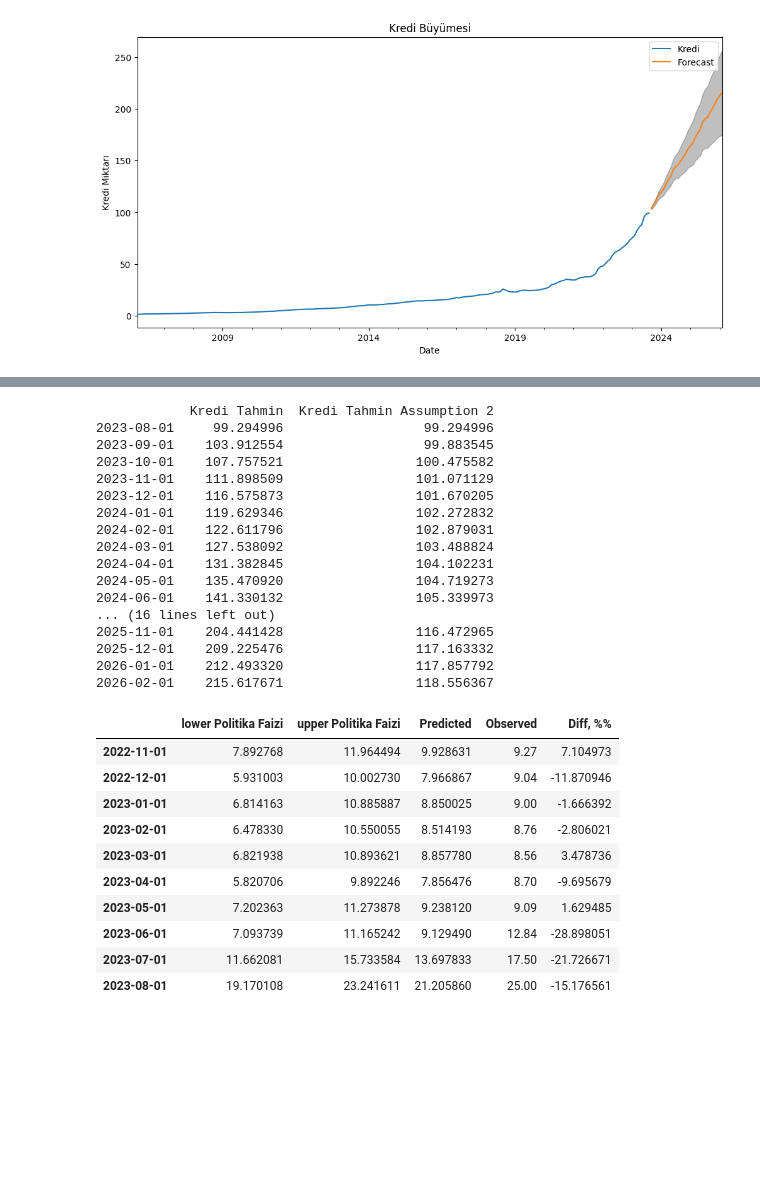
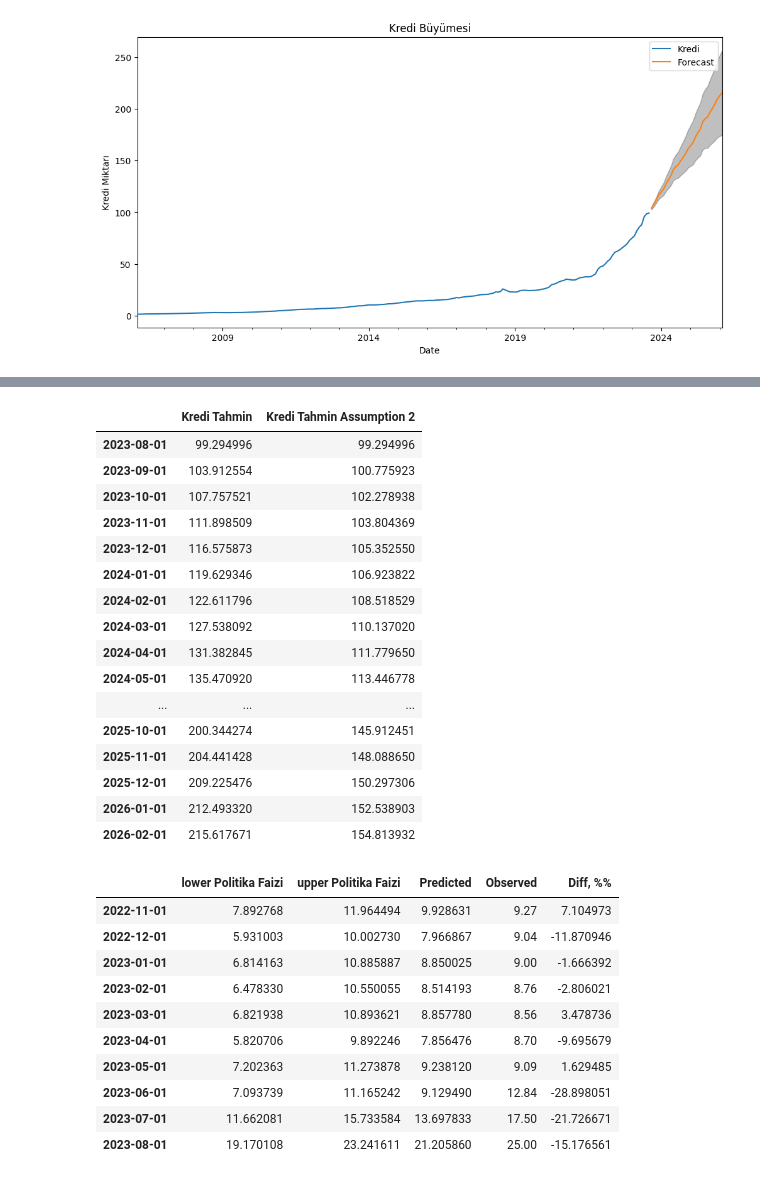
Before and after one commit to kaboya19/InflationForecast, a Jupyter notebook: InflationForecast.ipynb, the cells around one changed output, grey strips where cells are left out. Drawn from its saved outputs; the diff is of its cells as text; code cells hidden in the pictures; blank space fills up the shorter version.

```diff
--- a/InflationForecast.ipynb
+++ b/InflationForecast.ipynb
@@ -778,36 +831,33 @@ plt.show()
 # %%
-import random
-pred_ci['Mean'] = (pred_ci["lower Kredi"] + pred_ci["upper Kredi"])/2
-kreditahmin=pred_ci["Mean"]
-kreditahmin=pd.concat([df3["Kredi"].tail(1),kreditahmin])
-kreditahmin=pd.DataFrame(kreditahmin)
-kreditahmin.columns=["Kredi Tahmin"]
+z=float(input('Kredi Hacmi Aylık En Fazla % Kaç Artacağını Girin: '))
 def krediassumption(z):
 
    drop_percentage = random.uniform(1.005, 1+(z/100))
    drop_percentage1=random.uniform(0.005, 0.01)
    kreditahmin["Kredi Tahmin Assumption 2"]=kreditahmin["Kredi Tahmin"]
    for i in range(0, len(kreditahmin)-1):
 
       kreditahmin["Kredi Tahmin Assumption 2"][i+1]=kreditahmin["Kredi Tahmin Assumption 2"][i]*drop_percentage
+   return kreditahmin
+krediassumption(z)
 # %% [output]
-            Kredi Tahmin  Kredi Tahmin Assumption 2
-2023-08-01     99.294996                  99.294996
-2023-09-01    103.912554                  99.883545
-2023-10-01    107.757521                 100.475582
-2023-11-01    111.898509                 101.071129
-2023-12-01    116.575873                 101.670205
-2024-01-01    119.629346                 102.272832
-2024-02-01    122.611796                 102.879031
-2024-03-01    127.538092                 103.488824
-2024-04-01    131.382845                 104.102231
-2024-05-01    135.470920                 104.719273
-2024-06-01    141.330132                 105.339973
-... (16 lines left out)
-2025-11-01    204.441428                 116.472965
-2025-12-01    209.225476                 117.163332
-2026-01-01    212.493320                 117.857792
-2026-02-01    215.617671                 118.556367
+|  | Kredi Tahmin | Kredi Tahmin Assumption 2 |
+| 2023-08-01 | 99.294996 | 99.294996 |
+| 2023-09-01 | 103.912554 | 100.775923 |
+| 2023-10-01 | 107.757521 | 102.278938 |
+| 2023-11-01 | 111.898509 | 103.804369 |
+| 2023-12-01 | 116.575873 | 105.352550 |
+| 2024-01-01 | 119.629346 | 106.923822 |
+| 2024-02-01 | 122.611796 | 108.518529 |
+| 2024-03-01 | 127.538092 | 110.137020 |
+| 2024-04-01 | 131.382845 | 111.779650 |
+| 2024-05-01 | 135.470920 | 113.446778 |
+| ... | ... | ... |
+| 2025-10-01 | 200.344274 | 145.912451 |
+| 2025-11-01 | 204.441428 | 148.088650 |
+| 2025-12-01 | 209.225476 | 150.297306 |
+| 2026-01-01 | 212.493320 | 152.538903 |
+| 2026-02-01 | 215.617671 | 154.813932 |
 # %%
 import statsmodels.api as sm
 mod = sm.tsa.statespace.SARIMAX(pfaiz.astype(float),
```
Also changed, not shown: parts of 9 cells of this notebook.
